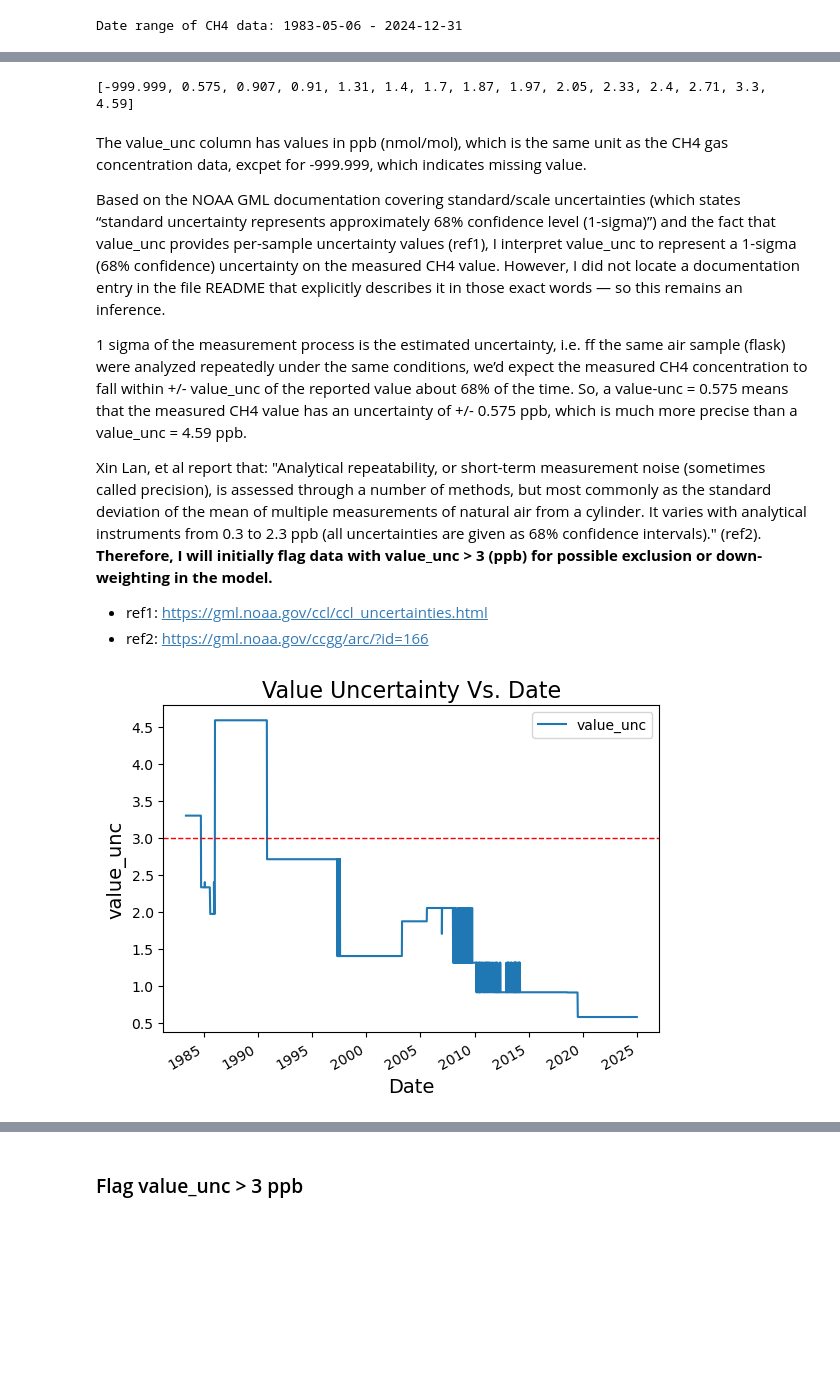
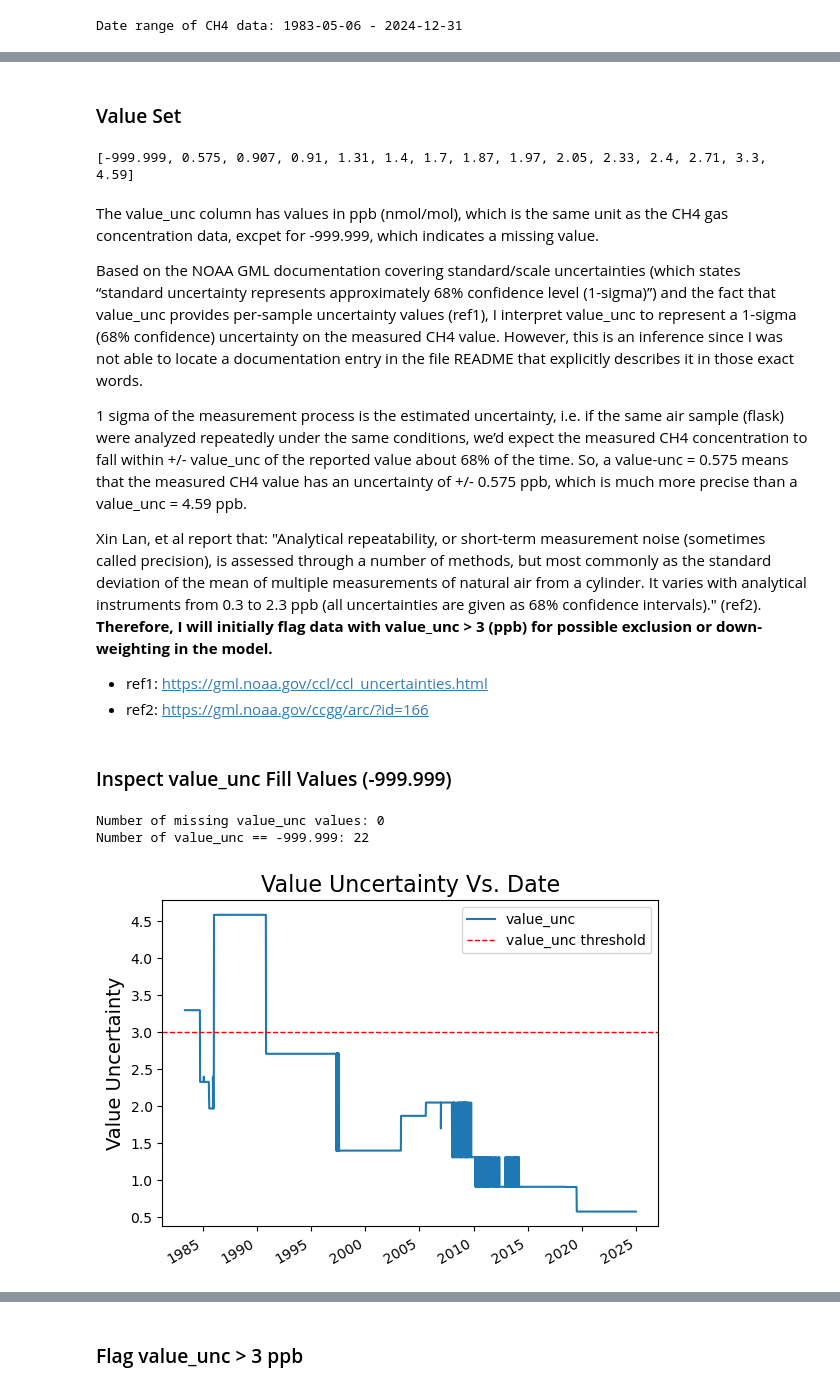
Before and after one commit to apl888/greenhouse-gas-forecasting, a Jupyter notebook: notebooks/2_ch4_eda.ipynb, the cells around one changed output, grey strips where cells are left out. Drawn from its saved outputs; the diff is of its cells as text; code cells hidden in the pictures; blank space fills up the shorter version.

```diff
--- a/notebooks/2_ch4_eda.ipynb
+++ b/notebooks/2_ch4_eda.ipynb
@@ -96,31 +96,45 @@ Date range of CH4 data: 1983-05-06 - 2024-12-31
+# %% [markdown]
+### Value Set
 # %%
 value_unc_unique = df['value_unc'].unique()
 print(list(np.sort(value_unc_unique)))
 # %% [output]
 [-999.999, 0.575, 0.907, 0.91, 1.31, 1.4, 1.7, 1.87, 1.97, 2.05, 2.33, 2.4, 2.71, 3.3, 4.59]
 # %% [markdown]
-The value_unc column has values in ppb (nmol/mol), which is the same unit as the CH4 gas concentration data, excpet for -999.999, which indicates missing value.
+The value_unc column has values in ppb (nmol/mol), which is the same unit as the CH4 gas concentration data, excpet for -999.999, which indicates a missing value.
 
-Based on the NOAA GML documentation covering standard/scale uncertainties (which states “standard uncertainty represents approximately 68% confidence level (1-sigma)”) and the fact that value_unc provides per-sample uncertainty values (ref1), I interpret value_unc to represent a 1-sigma (68% confidence) uncertainty on the measured CH4 value. However, I did not locate a documentation entry in the file README that explicitly describes it in those exact words — so this remains an inference.
+Based on the NOAA GML documentation covering standard/scale uncertainties (which states “standard uncertainty represents approximately 68% confidence level (1-sigma)”) and the fact that value_unc provides per-sample uncertainty values (ref1), I interpret value_unc to represent a 1-sigma (68% confidence) uncertainty on the measured CH4 value. However, this is an inference since I was not able to locate a documentation entry in the file README that explicitly describes it in those exact words.
 
-1 sigma of the measurement process is the estimated uncertainty, i.e. ff the same air sample (flask) were analyzed repeatedly under the same conditions, we’d expect the measured CH4 concentration to fall within +/- value_unc of the reported value about 68% of the time.  So, a value-unc = 0.575 means that the measured CH4 value has an uncertainty of +/- 0.575 ppb, which is much more precise than a value_unc = 4.59 ppb.
+1 sigma of the measurement process is the estimated uncertainty, i.e. if the same air sample (flask) were analyzed repeatedly under the same conditions, we’d expect the measured CH4 concentration to fall within +/- value_unc of the reported value about 68% of the time.  So, a value-unc = 0.575 means that the measured CH4 value has an uncertainty of +/- 0.575 ppb, which is much more precise than a value_unc = 4.59 ppb.
 
 Xin Lan, et al report that:
 "Analytical repeatability, or short-term measurement noise (sometimes called precision), is assessed through a number of methods, but most commonly as the standard deviation of the mean of multiple measurements of natural air from a cylinder. It varies with analytical instruments from 0.3 to 2.3 ppb (all uncertainties are given as 68% confidence intervals)." (ref2).  **Therefore, I will initially flag data with value_unc > 3 (ppb) for possible exclusion or down-weighting in the model.**
 
 - ref1: https://gml.noaa.gov/ccl/ccl_uncertainties.html
 - ref2: https://gml.noaa.gov/ccgg/arc/?id=166
+# %% [markdown]
+### Inspect value_unc Fill Values (-999.999)
+# %%
+# make sure that there are no missing value_unc values
+print(f'Number of missing value_unc values: {df['value_unc'].isna().sum()}')
+
+# count the number of value_unc == -999.999 (fill values indicating missing data)
+print(f'Number of value_unc == -999.999: {(df['value_unc'] == -999.999).sum()}')
+# %% [output]
+Number of missing value_unc values: 0
+Number of value_unc == -999.999: 22
 # %%
 # plot the value_unc values vs date to investigate any trend.  The references suggest that the data collection
 # and retrieval methods have improved over time.  So, the expectation is to see lower value uncertainty over time.
 
-filtered_df = df[df['value_unc'] > -1]
+filtered_df = df[df['value_unc'] != -999.999]
 filtered_df.plot(y='value_unc')
 plt.title('Value Uncertainty Vs. Date', fontsize=16)
-plt.ylabel('value_unc', fontsize=14)
-plt.xlabel('Date', fontsize=14)
-plt.axhline(y=3.0, color='r', linestyle='--', linewidth=1)
+plt.ylabel('Value Uncertainty', fontsize=14)
+plt.xlabel('')
+plt.axhline(y=3.0, color='r', linestyle='--', linewidth=1, label='value_unc threshold')
+plt.legend()
 plt.show()
 # %% [output]
-[figure, old version]
+[figure, new version]
 # %% [markdown]
```
Also changed, not shown: parts of 38 cells of this notebook.
